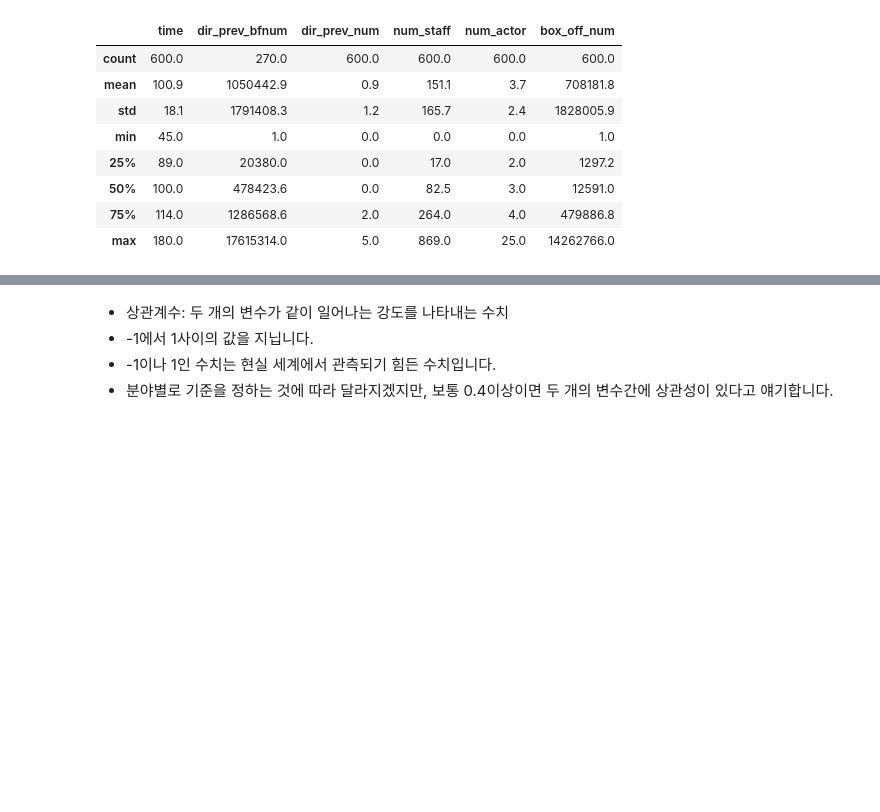
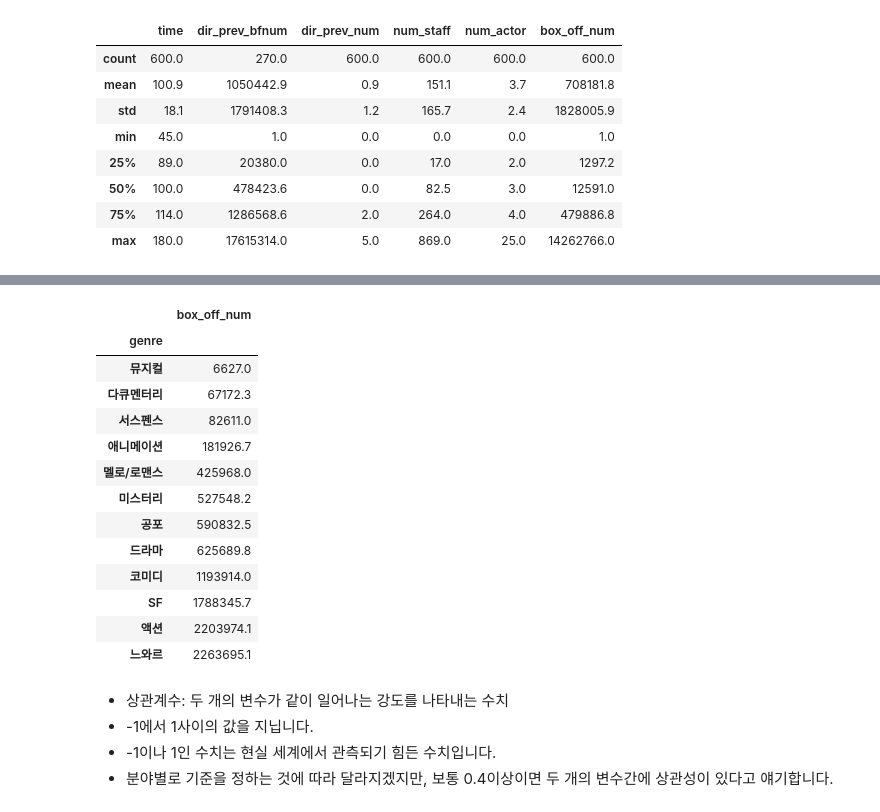
Before and after one commit to choiuikang/data_python, a Jupyter notebook: Data analysis using movie_data (practice file).ipynb, the cells around one changed output, grey strips where cells are left out. Cells and saved outputs as stored; diff of their text form; code cells hidden in the pictures; blank space fills up the shorter version.

```diff
--- a/Data analysis using movie_data (practice file).ipynb
+++ b/Data analysis using movie_data (practice file).ipynb
@@ -179,6 +179,23 @@ pd.options.display.float_format = '{:.1f}'.format
  - 집단에 대한 통계량 확인
 
 <img src="https://s3.amazonaws.com/files.dezyre.com/images/Tutorials/Split+Apply+Combine+Strategy.png" width="700" height="500">
+# %%
+train[['genre', 'box_off_num']].groupby('genre').mean().sort_values('box_off_num')
+# %% [output]
+|  | box_off_num |
+| genre |  |
+| 뮤지컬 | 6627.0 |
+| 다큐멘터리 | 67172.3 |
+| 서스펜스 | 82611.0 |
+| 애니메이션 | 181926.7 |
+| 멜로/로맨스 | 425968.0 |
+| 미스터리 | 527548.2 |
+| 공포 | 590832.5 |
+| 드라마 | 625689.8 |
+| 코미디 | 1193914.0 |
+| SF | 1788345.7 |
+| 액션 | 2203974.1 |
+| 느와르 | 2263695.1 |
 # %% [markdown]
 - 상관계수: 두 개의 변수가 같이 일어나는 강도를 나타내는 수치
 - -1에서 1사이의 값을 지닙니다.
```
